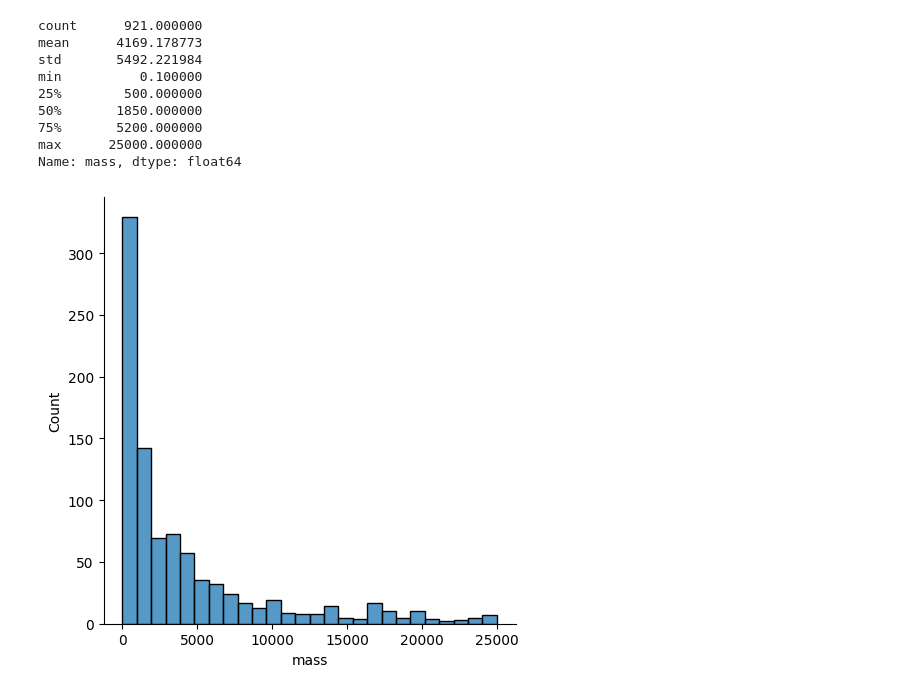
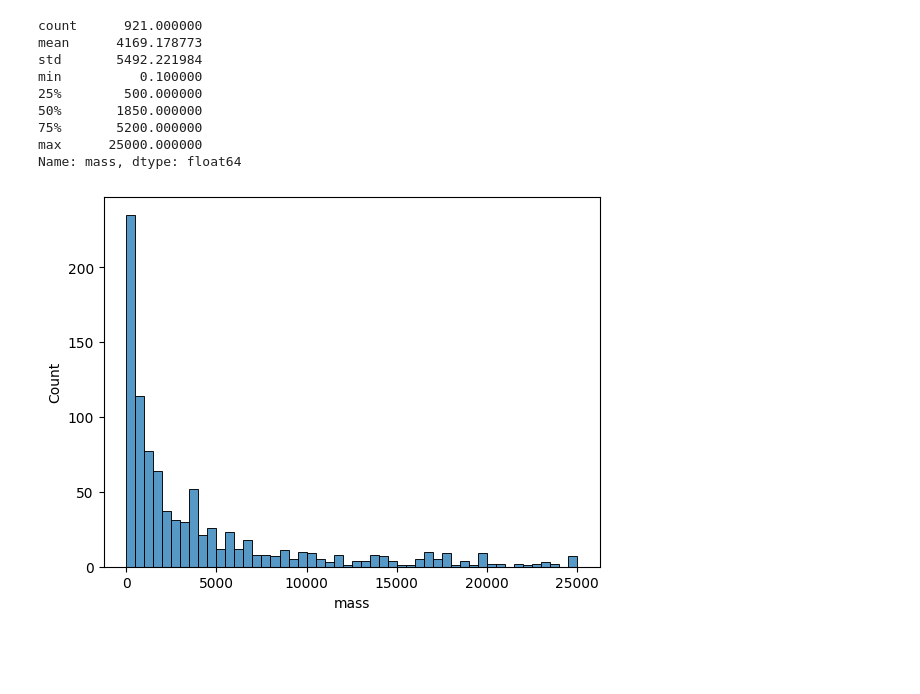
Before and after one commit to calebdcavazos/data_projects, a Jupyter notebook: meteorite/meteorites.ipynb, the cells around one changed output. Saved outputs shown, nothing was run; the diff lists cells and outputs as text; code cells hidden in the pictures; blank space fills up the shorter version.

```diff
--- a/meteorite/meteorites.ipynb
+++ b/meteorite/meteorites.ipynb
@@ -198,7 +198,7 @@ max      25000.000000
 Name: mass, dtype: float64
 # %%
 # With outliers removed, try a chart again
-sns.displot(data=meteorites_df, x='mass')
+sns.histplot(data=meteorites_df, x='mass', bins=50)
 plt.show()
 # %% [output]
-[figure, old version]
+[figure, new version]
```
Also changed, not shown: parts of 3 cells of this notebook.
